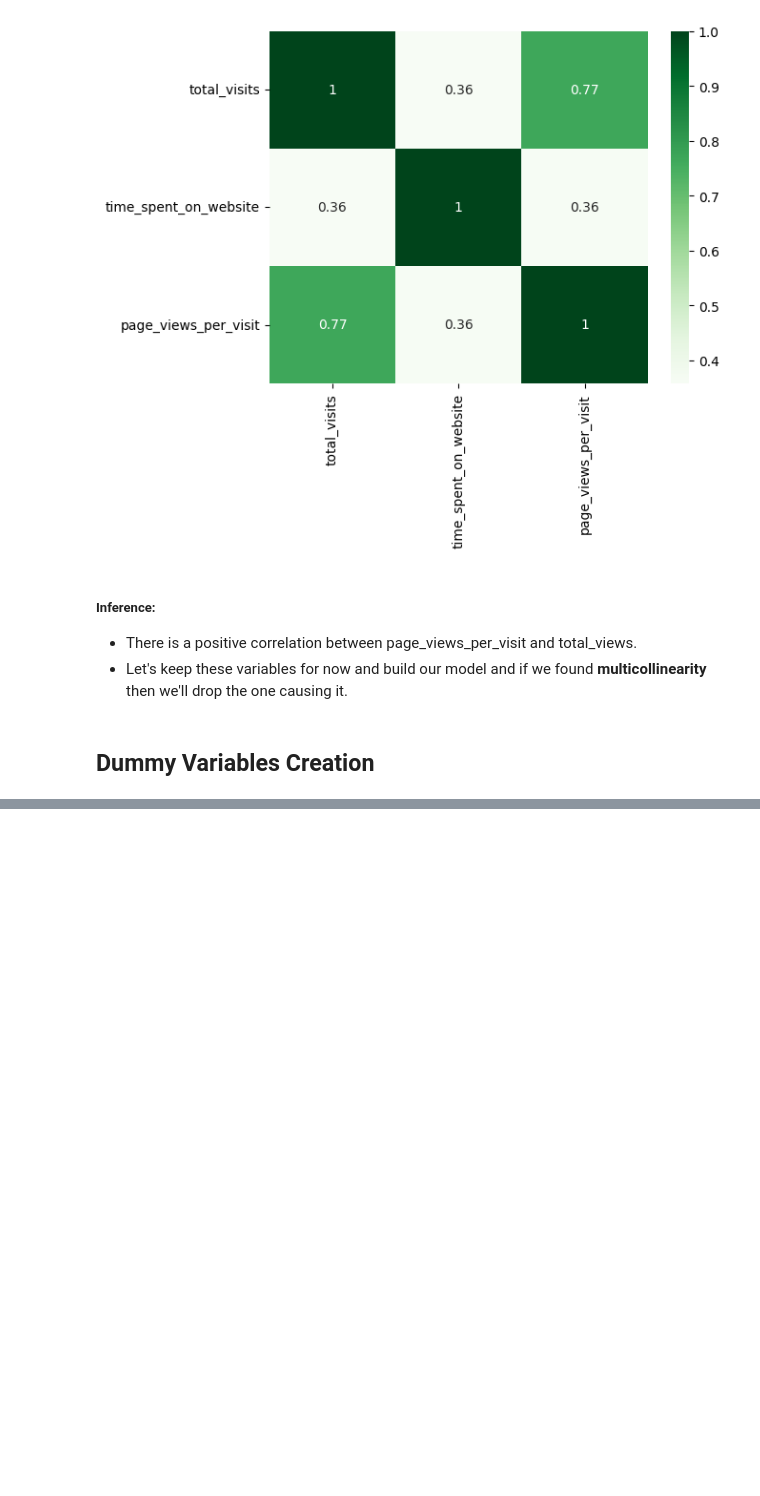
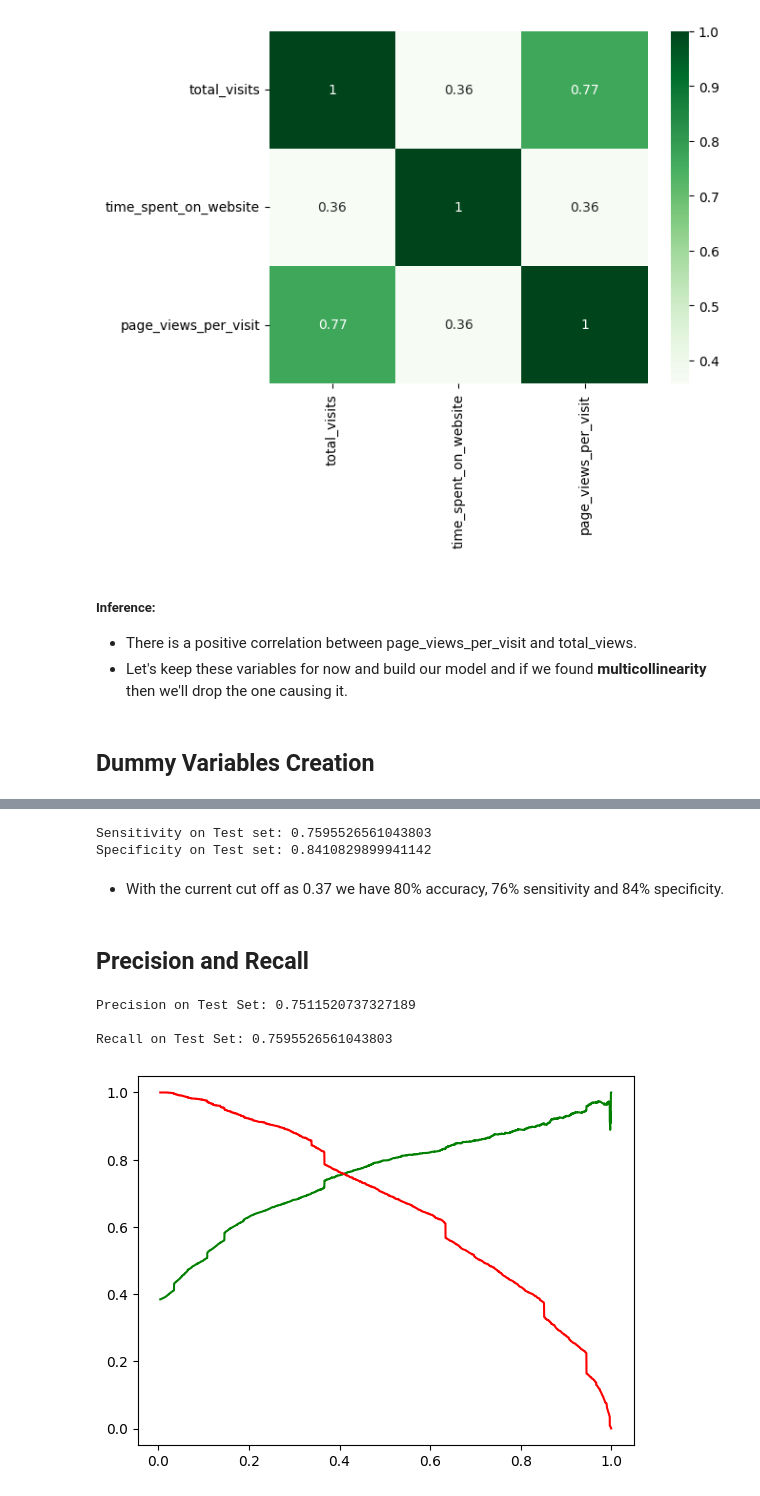
Before and after one commit to parashardevesh/lead_scoring, a Jupyter notebook: Lead_Scoring.ipynb, the cells around one changed output, grey strips where cells are left out. Saved outputs shown, nothing was run; the diff lists cells and outputs as text; code cells hidden in the pictures; blank space fills up the shorter version.

```diff
--- a/Lead_Scoring.ipynb
+++ b/Lead_Scoring.ipynb
@@ -819,0 +1444,3 @@ plt.show()
+# %%
+y_train_pred_final['final_predicted'] = y_train_pred_final.Conversion_Prob.apply( lambda x: 1 if x > 0.37 else 0)
+y_train_pred_final.head()
@@ -819,0 +1580,30 @@ plt.show()
+# %%
+# sensitivity
+print("Sensitivity on Test set:", TP/(TP+FN))
+
+# specificity
+print("Specificity on Test set:", TN/(TN + FP))
+# %% [output]
+Sensitivity on Test set: 0.7595526561043803
+Specificity on Test set: 0.8410829899941142
+# %% [markdown]
+- With the current cut off as 0.37 we have 80% accuracy, 76% sensitivity and 84% specificity.
+# %% [markdown]
+## Precision and Recall
+# %%
+# checking precision and recall
+print('Precision on Test Set:', precision_score(y_test, y_pred_final['final_predicted']), '\n')
+print('Recall on Test Set:', recall_score(y_test, y_pred_final['final_predicted']))
+# %% [output]
+Precision on Test Set: 0.7511520737327189
+
+Recall on Test Set: 0.7595526561043803
+# %%
+# precision - recall tradeoff
+p, r, thresholds = precision_recall_curve(y_train_pred_final.Converted, y_train_pred_final.Conversion_Prob)
+# %%
+plt.plot(thresholds, p[:-1], "g-")
+plt.plot(thresholds, r[:-1], "r-")
+plt.show()
+# %% [output]
+[figure, added]
```
Also changed, not shown: parts of 87 cells of this notebook.
